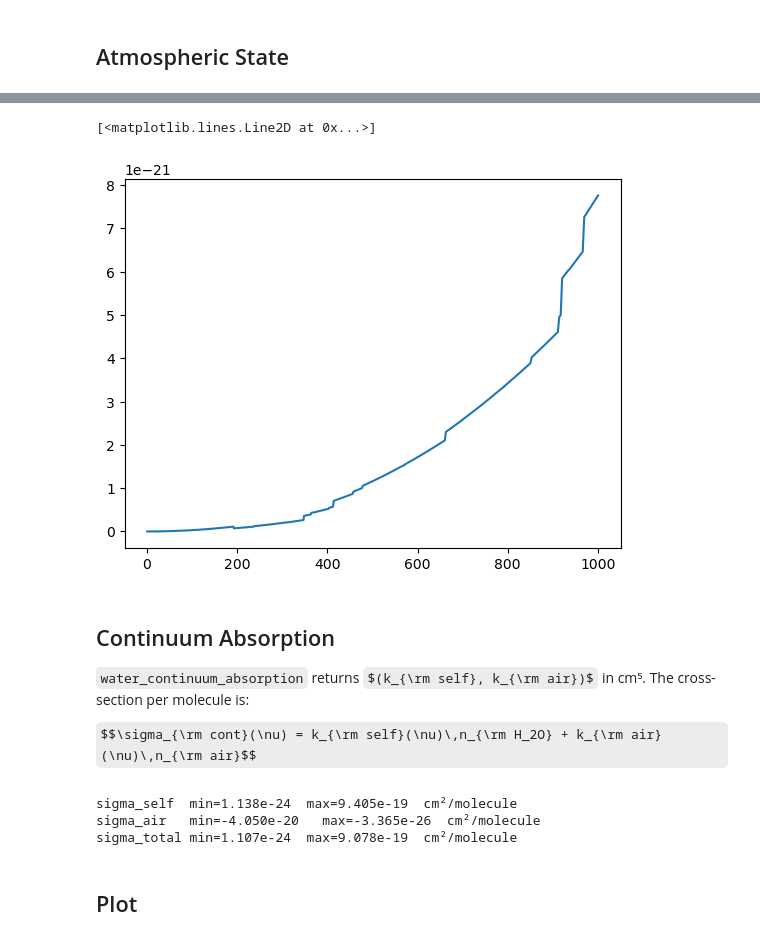
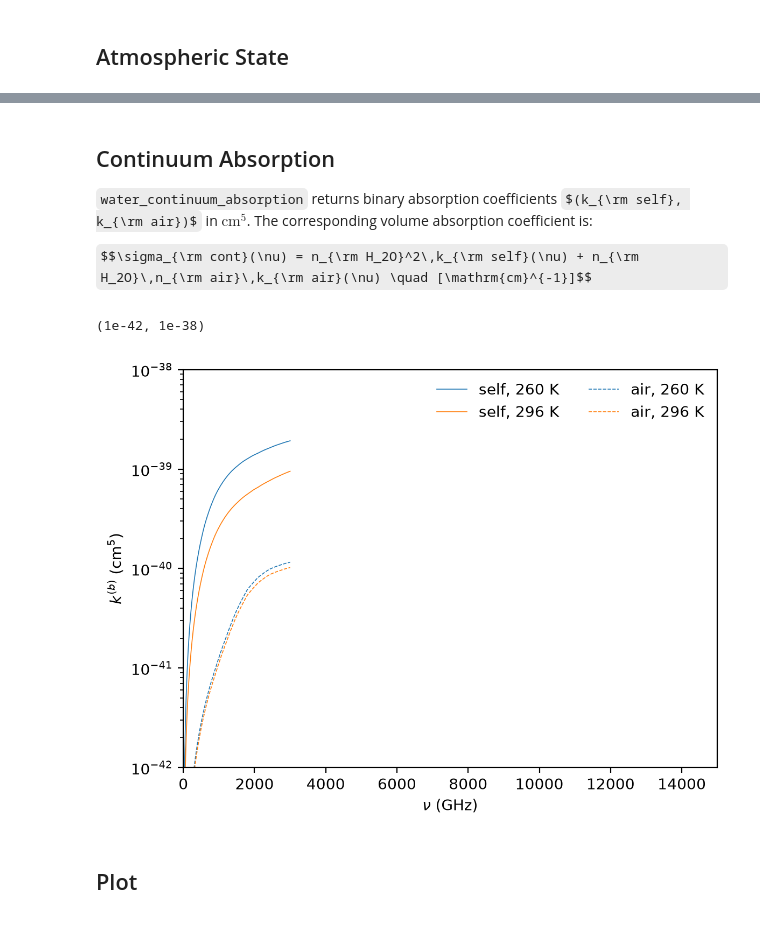
Before and after one commit to 1cosmologist/atmo3, a Jupyter notebook: examples/verify_h2o_absorption.ipynb, the cells around one changed output, grey strips where cells are left out. Saved outputs shown, nothing was run; the diff lists cells and outputs as text; code cells hidden in the pictures; some formulas as TeX source.

```diff
--- a/examples/verify_h2o_absorption.ipynb
+++ b/examples/verify_h2o_absorption.ipynb
@@ -74,29 +95,31 @@ sigma_line  min=2.617e-27  max=7.759e-21  cm²/molecule
-# %%
-plt.plot(freq_GHz, sigma_line)
-# %% [output]
-[<matplotlib.lines.Line2D at 0x...>]
-[figure, removed]
 # %% [markdown]
 ## Continuum Absorption
 
-`water_continuum_absorption` returns $(k_{\rm self}, k_{\rm air})$ in cm⁵.
-The cross-section per molecule is:
+`water_continuum_absorption` returns binary absorption coefficients $(k_{\rm self}, k_{\rm air})$ in $\mathrm{cm}^5$.
+The corresponding volume absorption coefficient is:
 
-$$\sigma_{\rm cont}(\nu) = k_{\rm self}(\nu)\,n_{\rm H_2O} + k_{\rm air}(\nu)\,n_{\rm air}$$
+$$\sigma_{\rm cont}(\nu) = n_{\rm H_2O}^2\,k_{\rm self}(\nu) + n_{\rm H_2O}\,n_{\rm air}\,k_{\rm air}(\nu) \quad [\mathrm{cm}^{-1}]$$
 # %%
-k_self_cm5, k_air_cm5 = wce.water_continuum_absorption(freq_GHz, T)
+T1 = 260 # K
+T2 = 296 # K
 
-sigma_self  = k_self_cm5 * n_H2O_cm3   # self-broadened continuum [cm²/molecule]
-sigma_air   = k_air_cm5  * n_air        # foreign (air) continuum  [cm²/molecule]
-sigma_cont  = sigma_self + sigma_air
-sigma_total = sigma_line + sigma_cont
+freq_GHz = jnp.logspace(jnp.log10(1.0), jnp.log10(3000.0), 2000)
 
-print(f"sigma_self  min={np.min(sigma_self):.3e}  max={np.max(sigma_self):.3e}  cm²/molecule")
-print(f"sigma_air   min={np.min(sigma_air):.3e}   max={np.max(sigma_air):.3e}  cm²/molecule")
-print(f"sigma_total min={np.min(sigma_total):.3e}  max={np.max(sigma_total):.3e}  cm²/molecule")
+k1_self_cm5, k1_air_cm5 = wve.water_continuum_absorption(freq_GHz, T1)
+k2_self_cm5, k2_air_cm5 = wve.water_continuum_absorption(freq_GHz, T2)
+
+plt.figure(dpi=200)
+plt.semilogy(freq_GHz, k1_self_cm5, '-', lw=0.6, c='C0', label=f'self, {int(T1)} K')
+plt.semilogy(freq_GHz, k2_self_cm5, '-', lw=0.6, c='C1', label=f'self, {int(T2)} K')
+plt.semilogy(freq_GHz, k1_air_cm5, '--', lw=0.6, c='C0', label=f'air, {int(T1)} K')
+plt.semilogy(freq_GHz, k2_air_cm5, '--', lw=0.6, c='C1', label=f'air, {int(T2)} K')
+plt.legend(loc='best', frameon=False, ncols=2)
+plt.xlabel(r'$\nu$ (GHz)')
+plt.ylabel(r'$k^{(b)}$ (cm${}^5$)')
+plt.xlim(0,15000)
+plt.ylim(1e-42, 1e-38)
 # %% [output]
-sigma_self  min=1.138e-24  max=9.405e-19  cm²/molecule
-sigma_air   min=-4.050e-20   max=-3.365e-26  cm²/molecule
-sigma_total min=1.107e-24  max=9.078e-19  cm²/molecule
+(1e-42, 1e-38)
+[figure, added]
 # %% [markdown]
 ## Plot
```
Also changed, not shown: parts of 9 cells of this notebook, 10 other files.
